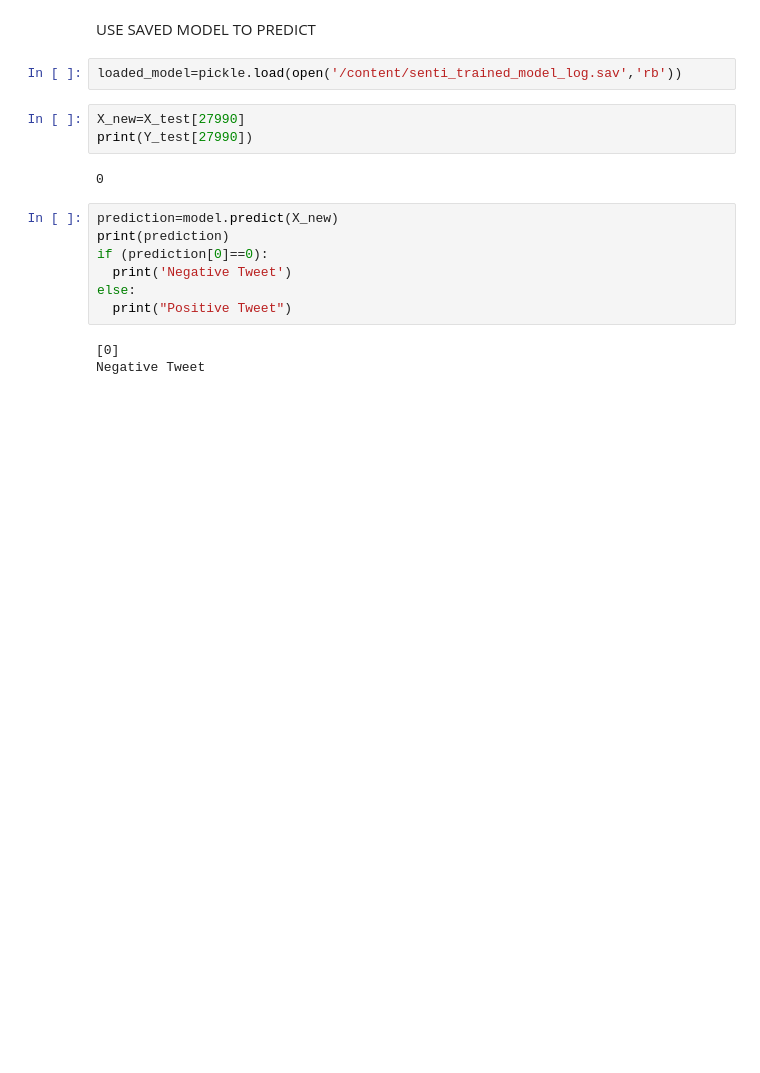
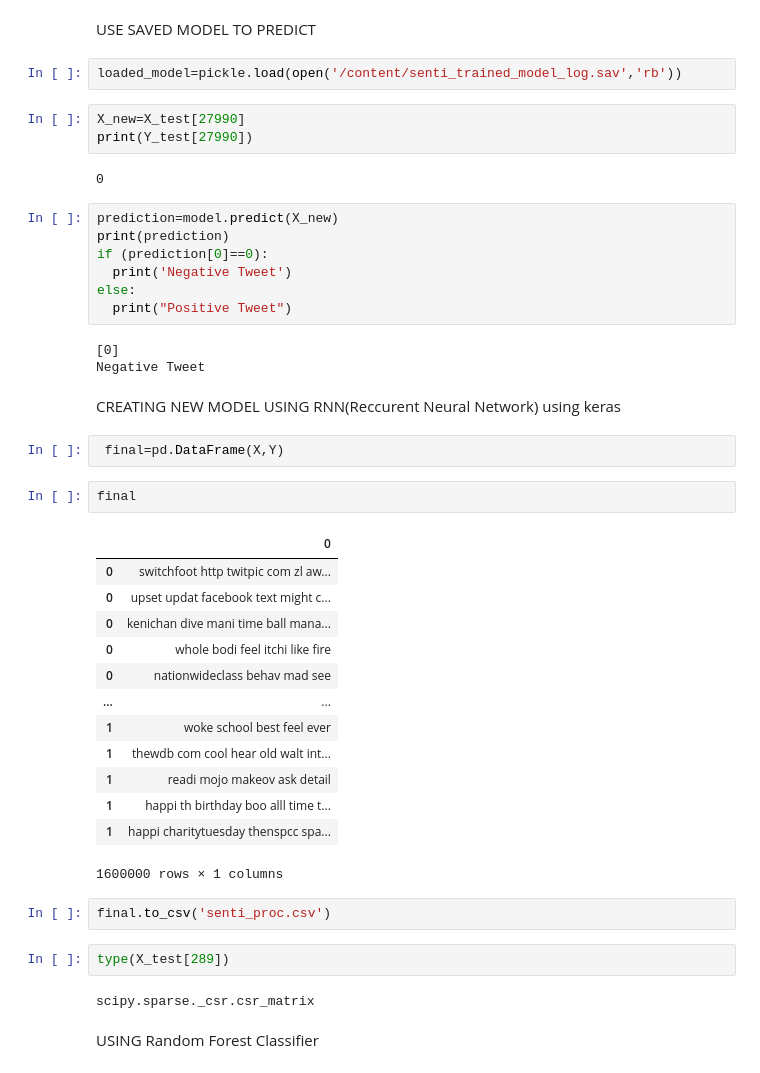
Before and after one commit to Soham0095/Sentiment-Analysis, a Jupyter notebook: Sentiment_Analysis.ipynb, the cells around one changed output. Saved outputs shown, nothing was run; the diff lists cells and outputs as text; blank space fills up the shorter version.

```diff
--- a/Sentiment_Analysis.ipynb
+++ b/Sentiment_Analysis.ipynb
@@ -311,3 +311,31 @@ else:
 # %% [output]
 [0]
 Negative Tweet
+# %% [markdown]
+CREATING NEW MODEL USING RNN(Reccurent Neural Network) using keras
+# %%
+ final=pd.DataFrame(X,Y)
+# %%
+final
+# %% [output]
+|  | 0 |
+| 0 | switchfoot http twitpic com zl aw... |
+| 0 | upset updat facebook text might c... |
+| 0 | kenichan dive mani time ball mana... |
+| 0 | whole bodi feel itchi like fire |
+| 0 | nationwideclass behav mad see |
+| ... | ... |
+| 1 | woke school best feel ever |
+| 1 | thewdb com cool hear old walt int... |
+| 1 | readi mojo makeov ask detail |
+| 1 | happi th birthday boo alll time t... |
+| 1 | happi charitytuesday thenspcc spa... |
+1600000 rows × 1 columns
+# %%
+final.to_csv('senti_proc.csv')
+# %%
+type(X_test[289])
+# %% [output]
+scipy.sparse._csr.csr_matrix
+# %% [markdown]
+USING Random Forest Classifier
```
Also changed, not shown: parts of 17 cells of this notebook.
